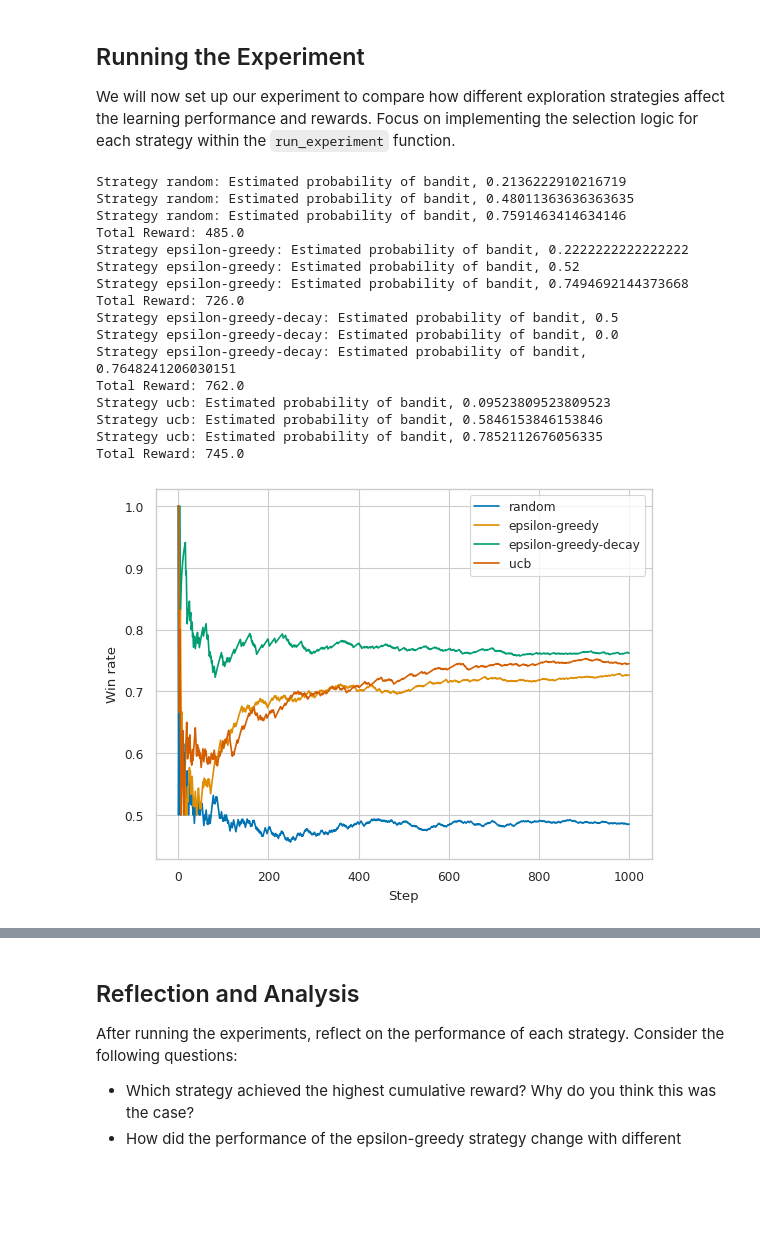
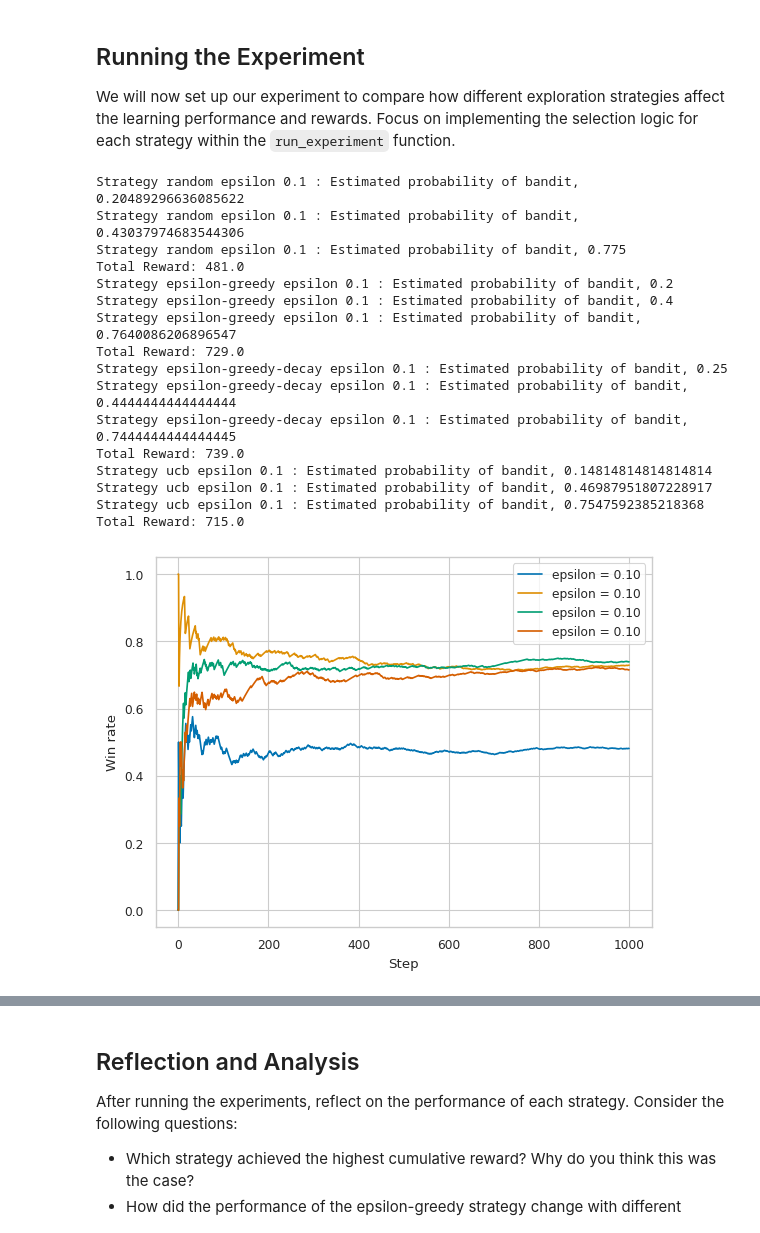
Before and after one commit to yzdn13l/COS-435-Intro-to-RL, a Jupyter notebook: hw/HW1/hw1.ipynb, the cells around one changed output, grey strips where cells are left out. Drawn from its saved outputs; the diff is of its cells as text; code cells hidden in the pictures; blank space fills up the shorter version.

Commit message:
hw1_p4_plots

```diff
--- a/hw/HW1/hw1.ipynb
+++ b/hw/HW1/hw1.ipynb
@@ -139,39 +139,39 @@ def run_experiment(bandit_probs, N, strategy="ucb", epsilon=0.1, decay_rate=0.99
     cumulative_rewards = np.cumsum(rewards)
     win_rates = cumulative_rewards / (np.arange(N) + 1)
 
-    plt.plot(win_rates, label=strategy)
+    plt.plot(win_rates, label='epsilon = %.02f' % epsilon)
 
     # Displaying the estimated probabilities - No changes needed
     for b in bandits:
-        print(f'Strategy {strategy}: Estimated probability of bandit, {b.p_estimate}')
+        print(f'Strategy {strategy} epsilon {epsilon} : Estimated probability of bandit, {b.p_estimate}')
     print('Total Reward:', rewards.sum())
 # %%
 bandit_probs = [0.2, 0.5, 0.75]  # Bandit win rates
 N = 1000  # Number of rounds
 
 # Run experiments with different strategies
 for strategy in ["random", "epsilon-greedy", "epsilon-greedy-decay", "ucb"]:
-    run_experiment(bandit_probs, N, strategy=strategy)
+    run_experiment(bandit_probs, N, strategy=strategy, epsilon=0.1)
 
 plt.xlabel('Step')
 plt.ylabel('Win rate')
 plt.legend()
 plt.savefig('bandit_4d1.png')
 # %% [output]
-Strategy random: Estimated probability of bandit, 0.2136222910216719
-Strategy random: Estimated probability of bandit, 0.48011363636363635
-Strategy random: Estimated probability of bandit, 0.7591463414634146
-Total Reward: 485.0
-Strategy epsilon-greedy: Estimated probability of bandit, 0.2222222222222222
-Strategy epsilon-greedy: Estimated probability of bandit, 0.52
-Strategy epsilon-greedy: Estimated probability of bandit, 0.7494692144373668
-Total Reward: 726.0
-Strategy epsilon-greedy-decay: Estimated probability of bandit, 0.5
-Strategy epsilon-greedy-decay: Estimated probability of bandit, 0.0
-Strategy epsilon-greedy-decay: Estimated probability of bandit, 0.7648241206030151
-Total Reward: 762.0
-Strategy ucb: Estimated probability of bandit, 0.09523809523809523
-Strategy ucb: Estimated probability of bandit, 0.5846153846153846
-Strategy ucb: Estimated probability of bandit, 0.7852112676056335
-Total Reward: 745.0
+Strategy random epsilon 0.1 : Estimated probability of bandit, 0.20489296636085622
+Strategy random epsilon 0.1 : Estimated probability of bandit, 0.43037974683544306
+Strategy random epsilon 0.1 : Estimated probability of bandit, 0.775
+Total Reward: 481.0
+Strategy epsilon-greedy epsilon 0.1 : Estimated probability of bandit, 0.2
+Strategy epsilon-greedy epsilon 0.1 : Estimated probability of bandit, 0.4
+Strategy epsilon-greedy epsilon 0.1 : Estimated probability of bandit, 0.7640086206896547
+Total Reward: 729.0
+Strategy epsilon-greedy-decay epsilon 0.1 : Estimated probability of bandit, 0.25
+Strategy epsilon-greedy-decay epsilon 0.1 : Estimated probability of bandit, 0.4444444444444444
+Strategy epsilon-greedy-decay epsilon 0.1 : Estimated probability of bandit, 0.7444444444444445
+Total Reward: 739.0
+Strategy ucb epsilon 0.1 : Estimated probability of bandit, 0.14814814814814814
+Strategy ucb epsilon 0.1 : Estimated probability of bandit, 0.46987951807228917
+Strategy ucb epsilon 0.1 : Estimated probability of bandit, 0.7547592385218368
+Total Reward: 715.0
-[figure, old version]
+[figure, new version]
```
Also changed, not shown: parts of 1 cell of this notebook, 2 other files.
